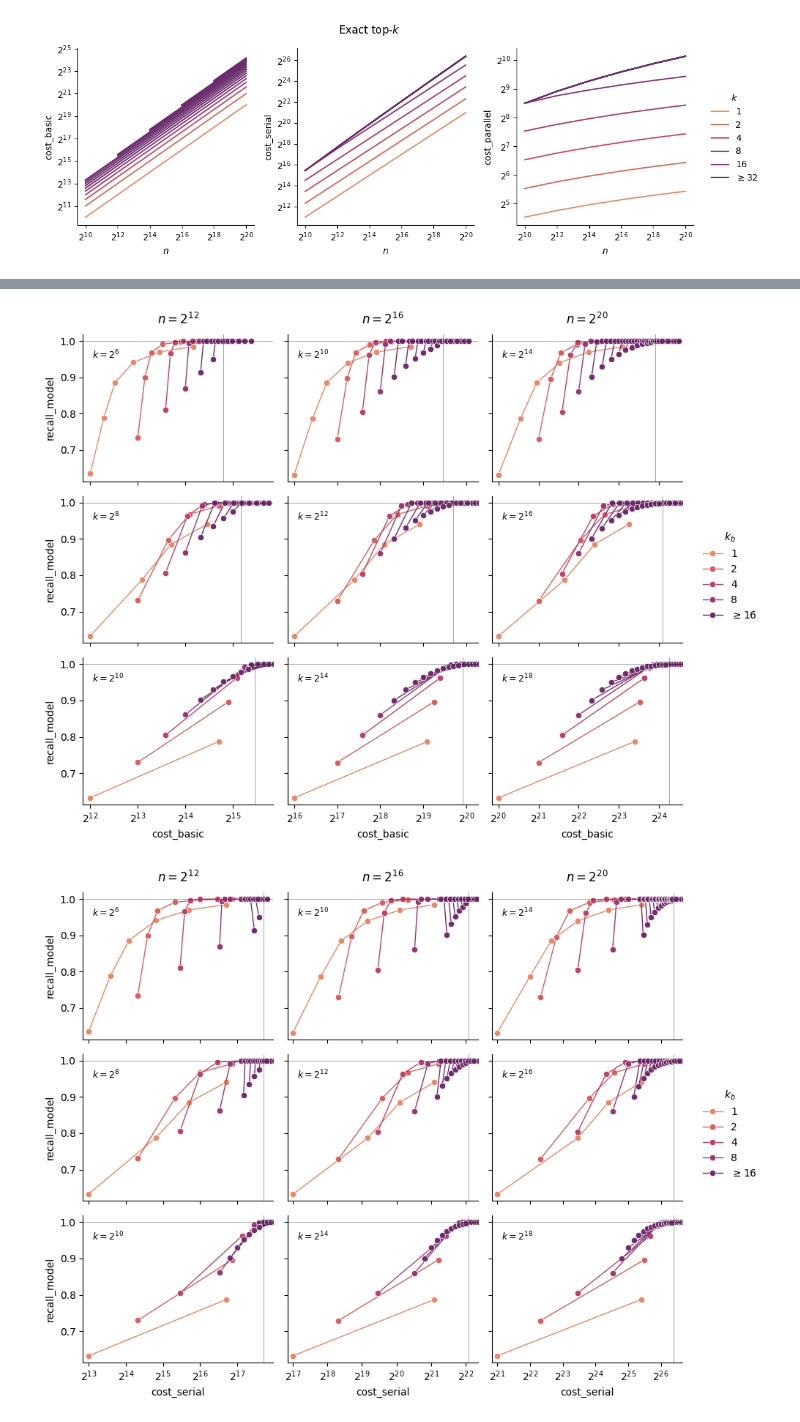
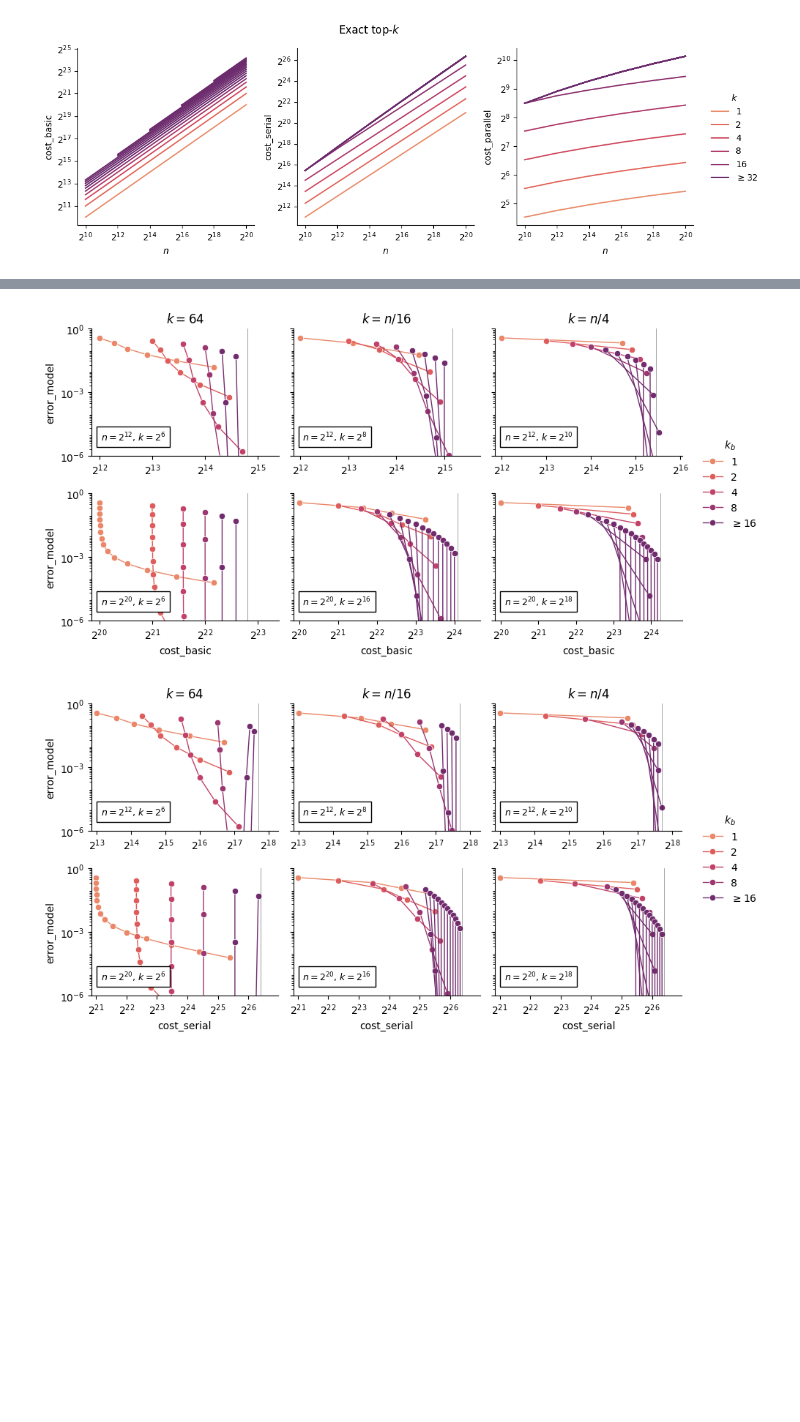
Before and after one commit to graphcore-research/pytorch-approx-topk, a Jupyter notebook: notebooks/20240910-modelling-v2.ipynb, the cells around one changed output, grey strips where cells are left out. Drawn from its saved outputs; the diff is of its cells as text; code cells hidden in the pictures; blank space fills up the shorter version.

```diff
--- a/notebooks/20240910-modelling-v2.ipynb
+++ b/notebooks/20240910-modelling-v2.ipynb
@@ -89,24 +92,21 @@ plt.tight_layout()
 # %%
 for cost in ["cost_basic", "cost_serial", "cost_parallel"]:
-    ns = [2**12, 2**16, 2**20]
-    k_over_ns = [1/64, 1/16, 1/4]
+    ns = [2**12, 2**20]
+    ncols = 3
     kb_map = LogPaletteMap(df["k_b"], n=5)
-    fig, axs = plt.subplots(ncols=len(ns), nrows=len(k_over_ns), figsize=(3*len(ns), 2.5*len(k_over_ns)), sharey=True, sharex="col")
-    for k_over_n, axr in zip(k_over_ns, axs):
-        for n, ax in zip(ns, axr):
-            k = int(k_over_n * n)
-            show_tradeoff(df[(df["n"] == n) & (df["k"] == k)], cost=cost, metric="recall_model", kb_map=kb_map, ax=ax)
+    fig, axs = plt.subplots(ncols=ncols, nrows=len(ns), figsize=(3*ncols, 2.5*len(ns)), sharey=True)#, sharex="col")
+    for n, axr in zip(ns, axs):
+        for k, klabel, ax in zip([64, n//16, n//4], ["$k=64$", "$k=n/16$", "$k=n/4$"], axr):
+            show_tradeoff(df[(df["n"] == n) & (df["k"] == k)], cost=cost, metric="error_model", kb_map=kb_map, ax=ax)
             if ax is not axr[0]:
                 ax.set_ylabel("")
-            if k_over_n == k_over_ns[0]:
-                ax.set_title(f"$n=2^{{{log2(n):.0f}}}$", pad=10)
-            if k_over_n != k_over_ns[-1]:
+            if axr[0] is not axs[-1, 0]:
                 ax.set_xlabel("")
-            ax.text(0.05, 0.9, f"$k=2^{{{log2(k):.0f}}}$", va="top", ha="left", transform=ax.transAxes, fontsize=9)
-            df_col = df[(df["n"]==n)]
-            ax.set_xlim(df_col[cost].min() * 0.9, df_col[df_col["algorithm"] == "exact"][cost].max() * 1.2)
+            if axr[0] is axs[0, 0]:
+                ax.set_title(klabel)
+            ax.text(0.05, 0.1, f"$n=2^{{{log2(n):.0f}}}$, $k=2^{{{log2(k):.0f}}}$", va="bottom", ha="left", transform=ax.transAxes, fontsize=9).set_bbox(dict(facecolor="w"))
     plt.tight_layout()
     fig.legend(*kb_map.map_legend(*axs[0, 0].get_legend_handles_labels()), title="$k_b$", loc="center left", bbox_to_anchor=(1.0, 0.5))
 # %% [output]
-[figure, old version]
+[figure, new version]
-[figure, old version]
+[figure, new version]
```
Also changed, not shown: parts of 3 cells of this notebook.
